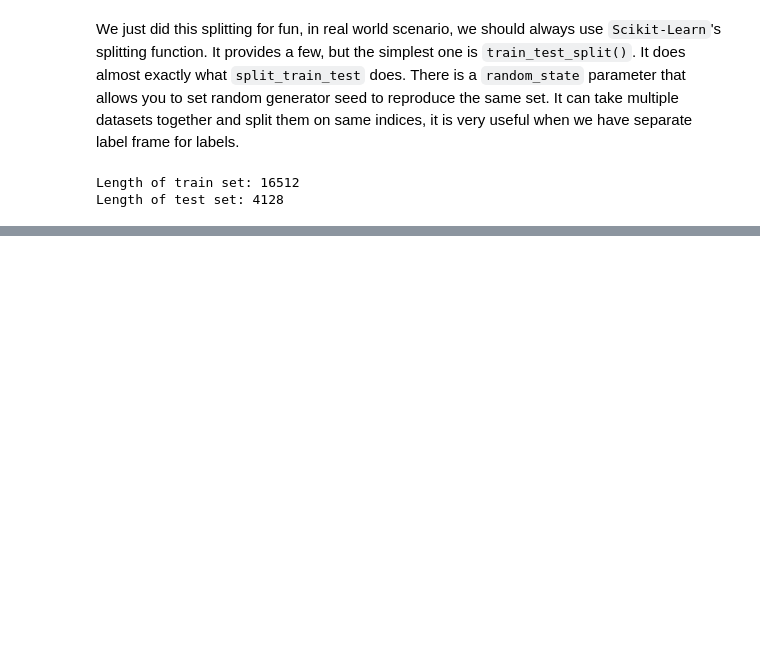
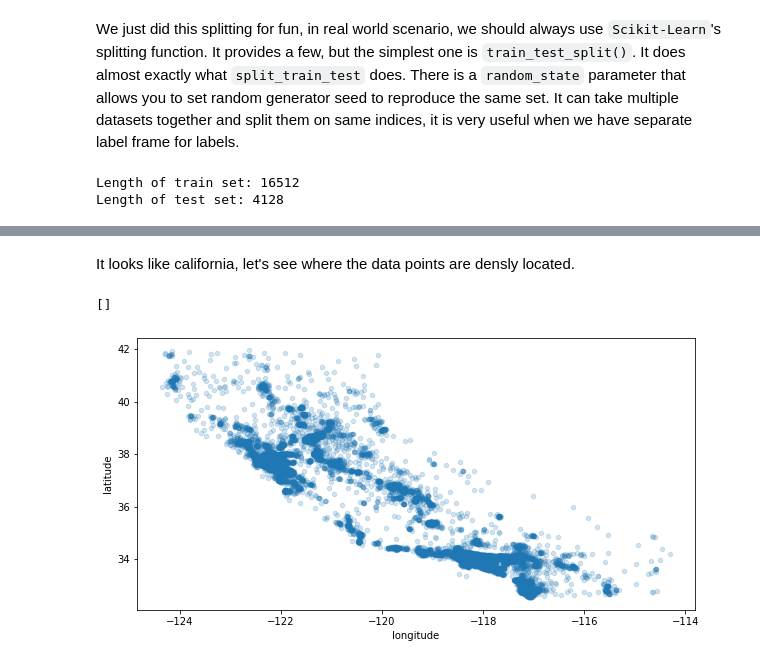
Before and after one commit to mandliya/ml, a Jupyter notebook: hands_on_machine_learning/2/End_to_end_machine_learning_project.ipynb, the cells around one changed output, grey strips where cells are left out. Cells and saved outputs as stored; diff of their text form; code cells hidden in the pictures; blank space fills up the shorter version.

```diff
--- a/hands_on_machine_learning/2/End_to_end_machine_learning_project.ipynb
+++ b/hands_on_machine_learning/2/End_to_end_machine_learning_project.ipynb
@@ -290,0 +366,8 @@ Length of test set: 4128
+# %% [markdown]
+It looks like california, let's see where the data points are densly located.
+# %%
+housing.plot(kind="scatter", x="longitude", y="latitude", alpha=0.2, figsize=(10, 5))
+plt.plot()
+# %% [output]
+[]
+[figure, added]
```
Also changed, not shown: parts of 26 cells of this notebook, 2 other files.
